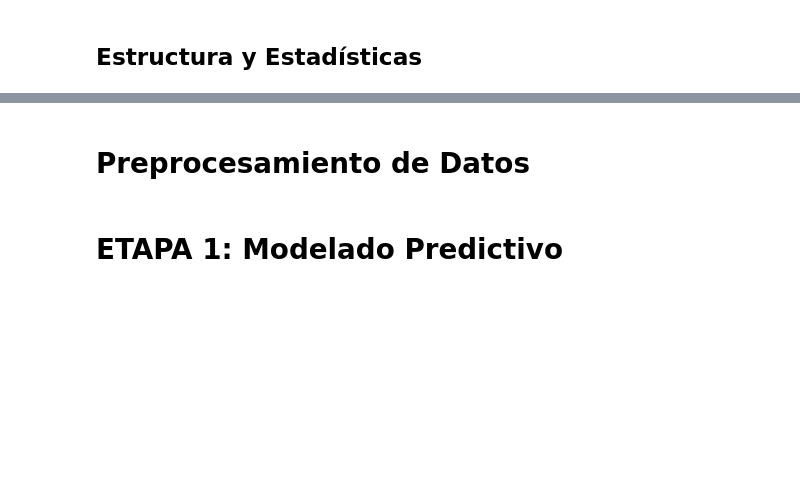
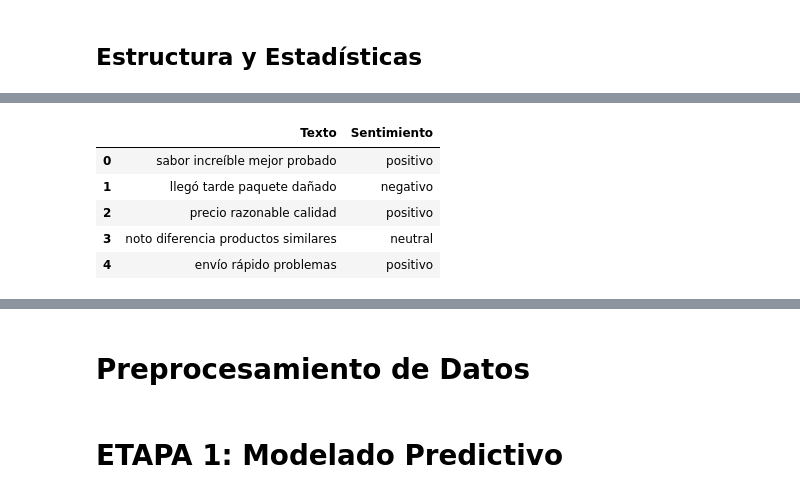
Before and after one commit to Dantelarroy/suplements-chatbot, a Jupyter notebook: Supplements_chatbot.ipynb, the cells around one changed output, grey strips where cells are left out. Saved outputs shown, nothing was run; the diff lists cells and outputs as text; code cells hidden in the pictures; blank space fills up the shorter version.

```diff
--- a/Supplements_chatbot.ipynb
+++ b/Supplements_chatbot.ipynb
@@ -112,0 +295,9 @@ df_supplements.head()
+# %%
+df_supplements.head()
+# %% [output]
+|  | Texto | Sentimiento |
+| 0 | sabor increíble mejor probado | positivo |
+| 1 | llegó tarde paquete dañado | negativo |
+| 2 | precio razonable calidad | positivo |
+| 3 | noto diferencia productos similares | neutral |
+| 4 | envío rápido problemas | positivo |
```
Also changed, not shown: parts of 48 cells of this notebook.
